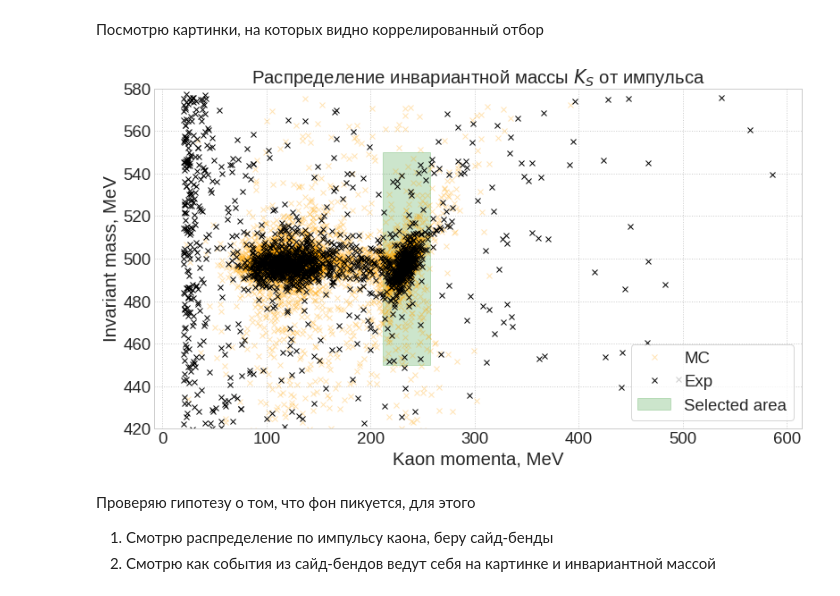
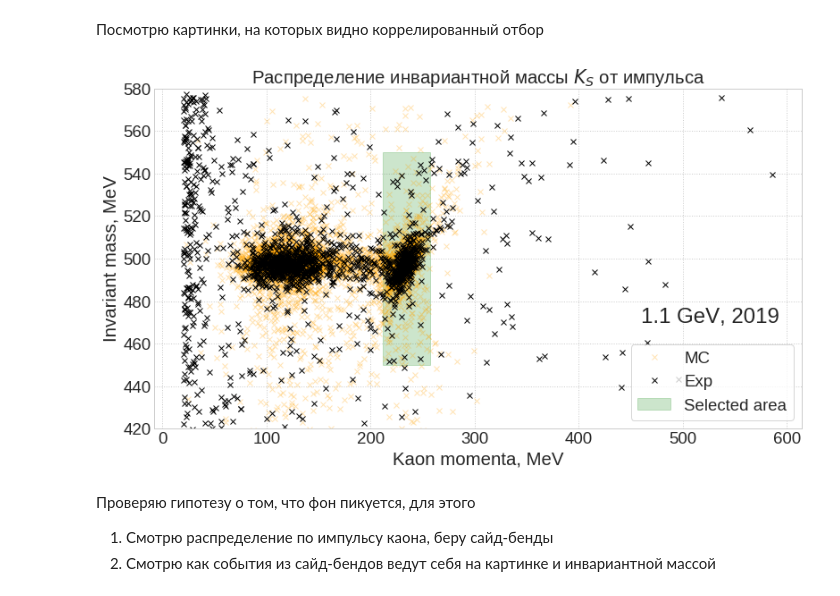
Before and after one commit to nikita-p/research, a Jupyter notebook: uproot/Journal/7. Correlated selection and fit.ipynb, the cells around one changed output. Cells and saved outputs as stored; diff of their text form; code cells hidden in the pictures.

```diff
--- a/uproot/Journal/7. Correlated selection and fit.ipynb
+++ b/uproot/Journal/7. Correlated selection and fit.ipynb
@@ -29,17 +33,18 @@ p0 = np.sqrt(ebeam**2 - 497.6**2)
 # %%
 plt.plot(mom_df_mc.momentum, mom_df_mc.mass, 'x', label='MC', alpha=0.3, c='orange')
 plt.plot(mom_df_exp.momentum, mom_df_exp.mass, 'x', label='Exp', c='black')
 plt.fill_between([p0-p_cut, p0+p_cut], [450, 450], [550, 550], color='green', alpha=0.2, label='Selected area')
 plt.grid(linestyle=":")
 # plt.xlim(50, 350);
 plt.ylim(420, 580);
-plt.legend(frameon=True);
-# plt.text(250, 560, "1.1 GeV, 2019");
+plt.text(460, 470, "1.1 GeV, 2019", size=24);
 plt.title('Распределение инвариантной массы $K_S$ от импульса')
 plt.xlabel('Kaon momenta, MeV');
 plt.ylabel('Invariant mass, MeV');
+plt.legend(frameon=True);
+# plt.savefig('outputs/images/7_invMass_mom_dist_19_1.1GeV.png', dpi=300)
 # %% [output]
-[figure, old version]
+[figure, new version]
 # %% [markdown]
 Проверяю гипотезу о том, что фон пикуется, для этого
 1. Смотрю распределение по импульсу каона, беру сайд-бенды
```
Also changed, not shown: parts of 17 cells of this notebook, 7 other files.
